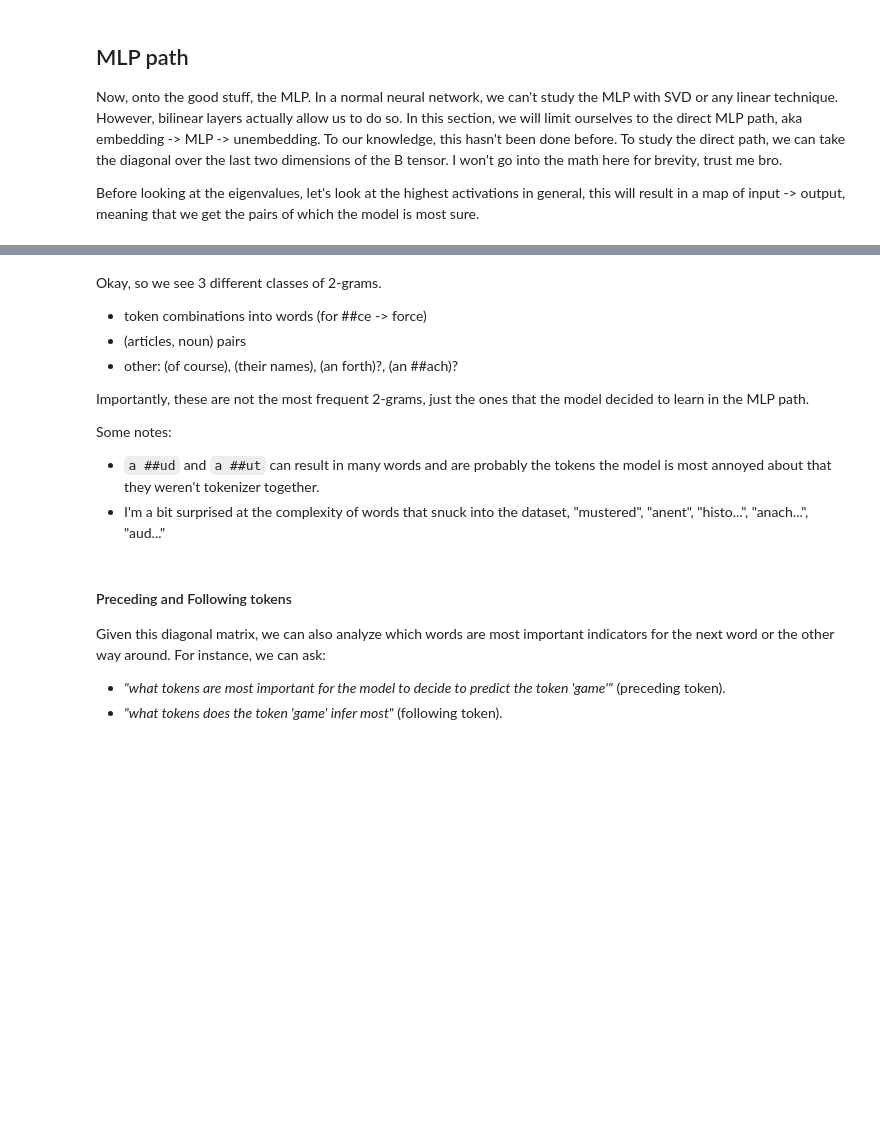
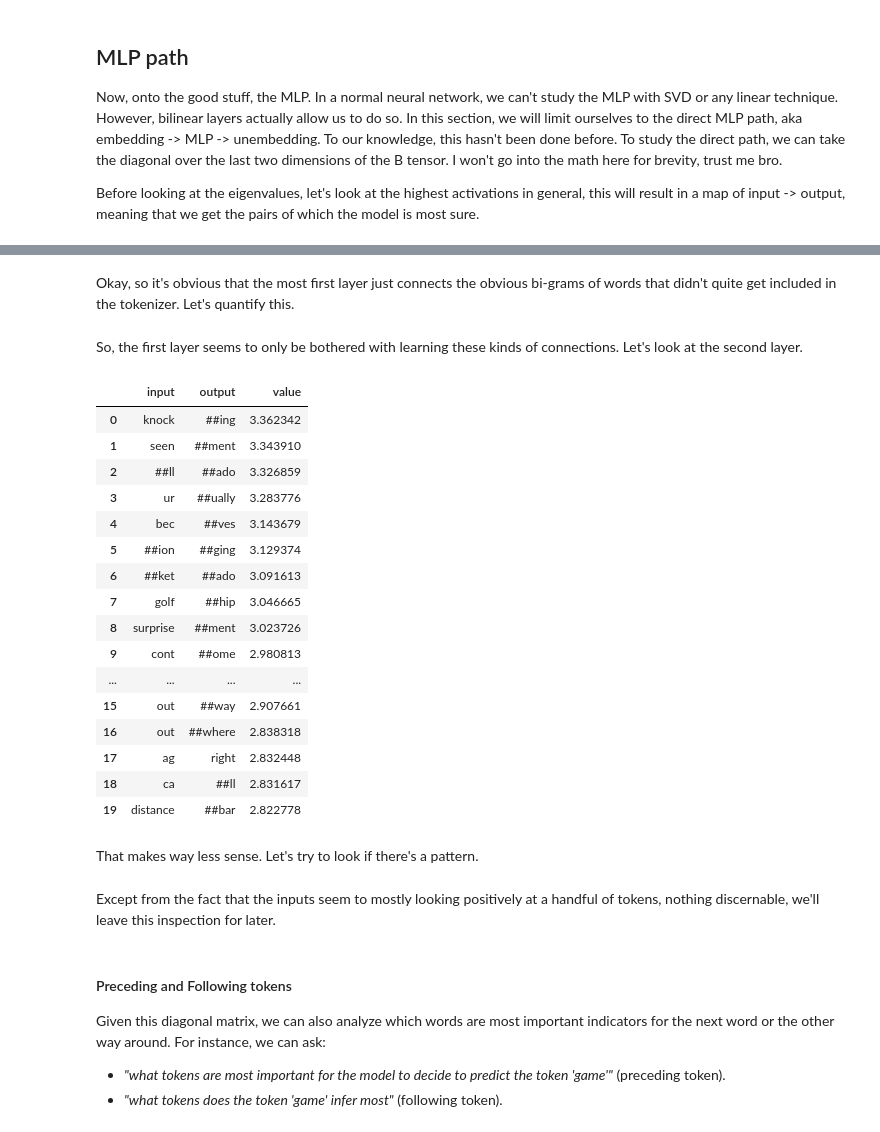
Before and after one commit to tdooms/bilinear-interp, a Jupyter notebook: stories/ngram.ipynb, the cells around one changed output, grey strips where cells are left out. Drawn from its saved outputs; the diff is of its cells as text; code cells hidden in the pictures; blank space fills up the shorter version.

```diff
--- a/stories/ngram.ipynb
+++ b/stories/ngram.ipynb
@@ -79,11 +77,2 @@ vocab.get_max_activations(diag[0].T, ["input", "output"], k=20)
-# %% [markdown]
-Okay, so we see 3 different classes of 2-grams.
-- token combinations into words (for ##ce -> force)
-- (articles, noun) pairs
-- other: (of course), (their names), (an forth)?, (an ##ach)?
-
-Importantly, these are not the most frequent 2-grams, just the ones that the model decided to learn in the MLP path.
-
-Some notes:
-- ``a ##ud`` and ``a ##ut`` can result in many words and are probably the tokens the model is most annoyed about that they weren't tokenizer together.
-- I'm a bit surprised at the complexity of words that snuck into the dataset, "mustered", "anent", "histo...", "anach...", "aud..."
+# %% [markdown]
+Okay, so it's obvious that the most first layer just connects the obvious bi-grams of words that didn't quite get included in the tokenizer. Let's quantify this.
@@ -89,0 +81,25 @@ Some notes:
+# %% [markdown]
+So, the first layer seems to only be bothered with learning these kinds of connections. Let's look at the second layer.
+# %%
+df1 = vocab.get_max_activations(diag[1].T, ["input", "output"], k=1_000, largest=True)
+df1.head(20)
+# %% [output]
+|  | input | output | value |
+| 0 | knock | ##ing | 3.362342 |
+| 1 | seen | ##ment | 3.343910 |
+| 2 | ##ll | ##ado | 3.326859 |
+| 3 | ur | ##ually | 3.283776 |
+| 4 | bec | ##ves | 3.143679 |
+| 5 | ##ion | ##ging | 3.129374 |
+| 6 | ##ket | ##ado | 3.091613 |
+| 7 | golf | ##hip | 3.046665 |
+| 8 | surprise | ##ment | 3.023726 |
+| 9 | cont | ##ome | 2.980813 |
+| ... | ... | ... | ... |
+| 15 | out | ##way | 2.907661 |
+| 16 | out | ##where | 2.838318 |
+| 17 | ag | right | 2.832448 |
+| 18 | ca | ##ll | 2.831617 |
+| 19 | distance | ##bar | 2.822778 |
+# %% [markdown]
+That makes way less sense. Let's try to look if there's a pattern.
@@ -90,3 +111,5 @@ Some notes:
+# %% [markdown]
+Except from the fact that the inputs seem to mostly looking positively at a handful of tokens, nothing discernable, we'll leave this inspection for later.
 # %% [markdown]
 #### Preceding and Following tokens
 
```
Also changed, not shown: parts of 14 cells of this notebook, 7 other files.
